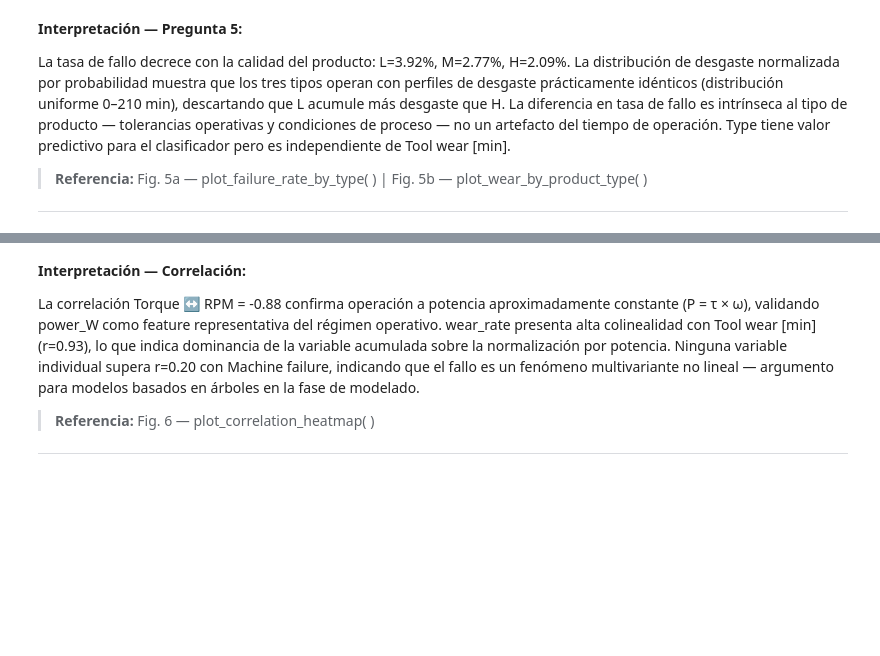
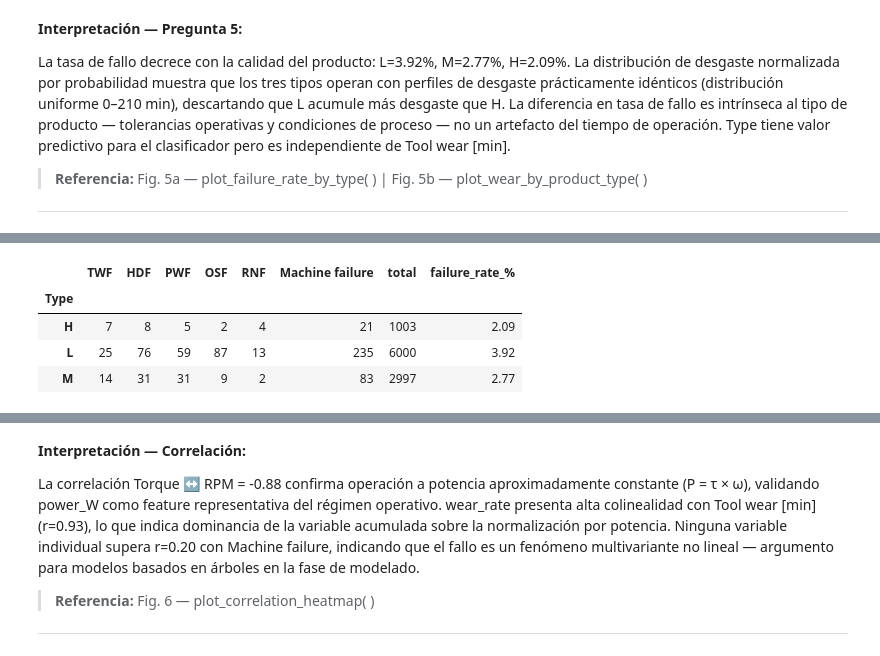
Before and after one commit to felipebojorquem/predictive-maintenance-eda, a Jupyter notebook: notebooks/eda.ipynb, the cells around one changed output, grey strips where cells are left out. Drawn from its saved outputs; the diff is of its cells as text; code cells hidden in the pictures; blank space fills up the shorter version.

```diff
--- a/notebooks/eda.ipynb
+++ b/notebooks/eda.ipynb
@@ -310,0 +315,14 @@ La tasa de fallo decrece con la calidad del producto: L=3.92%, M=2.77%, H=2.09%.
+# %%
+# Tabla 1: tasa de fallo por tipo de producto y tipo de fallo
+pivot_type_failure = (
+    df.groupby("Type", observed=True)[FAILURE_TYPES + ["Machine failure"]]
+    .agg("sum")
+    .assign(total=df.groupby("Type", observed=True).size())
+)
+pivot_type_failure["failure_rate_%"] = (
+    pivot_type_failure["Machine failure"] / pivot_type_failure["total"] * 100
+).round(2)
+
+logger.info("Tabla 1: fallo × tipo de producto")
+pivot_type_failure
+# %% [output]
@@ -310,0 +330,5 @@ La tasa de fallo decrece con la calidad del producto: L=3.92%, M=2.77%, H=2.09%.
+|  | TWF | HDF | PWF | OSF | RNF | Machine failure | total | failure_rate_% |
+| Type |  |  |  |  |  |  |  |  |
+| H | 7 | 8 | 5 | 2 | 4 | 21 | 1003 | 2.09 |
+| L | 25 | 76 | 59 | 87 | 13 | 235 | 6000 | 3.92 |
+| M | 14 | 31 | 31 | 9 | 2 | 83 | 2997 | 2.77 |
```
Also changed, not shown: parts of 20 cells of this notebook, 1 other file.
